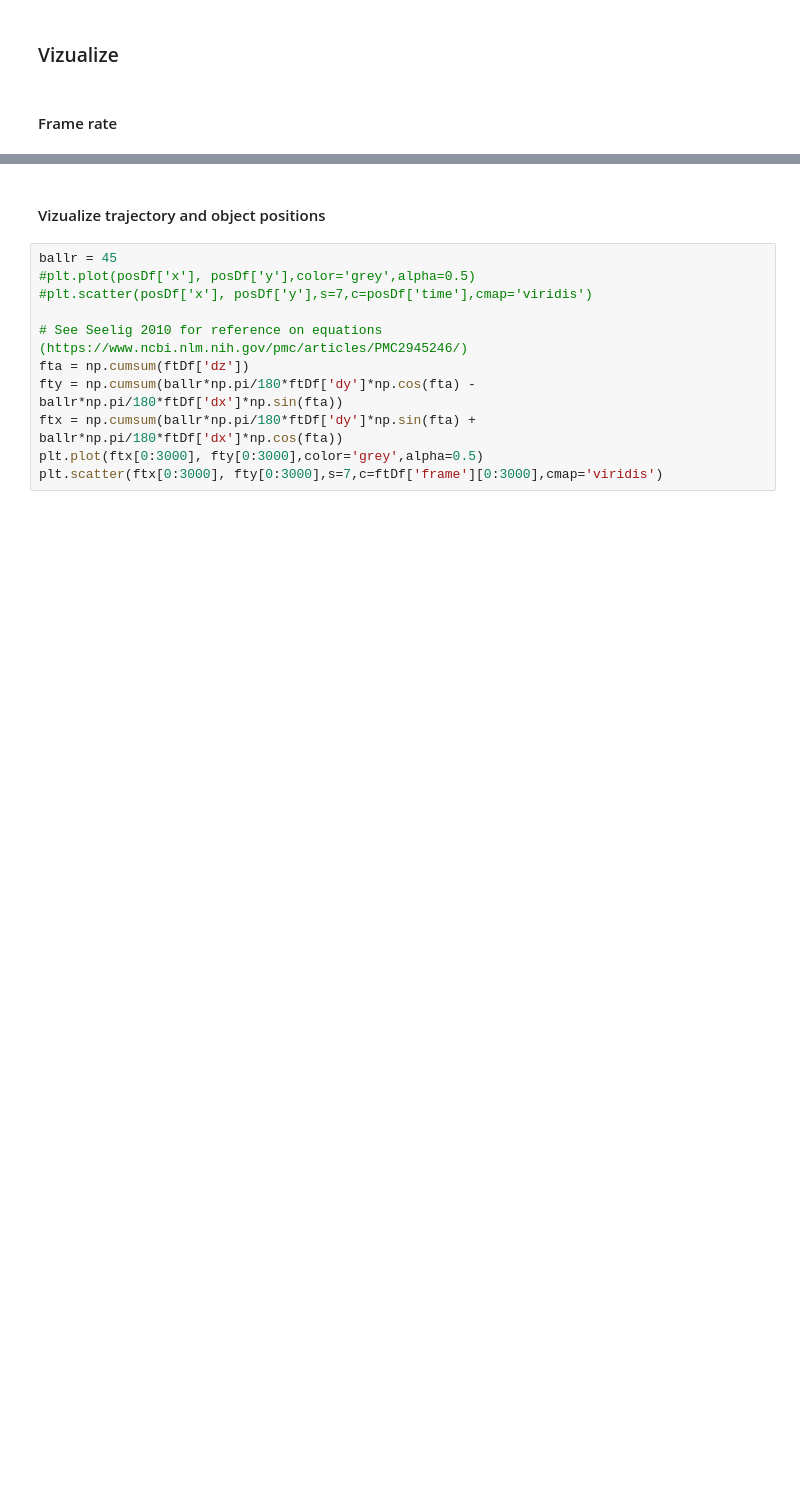
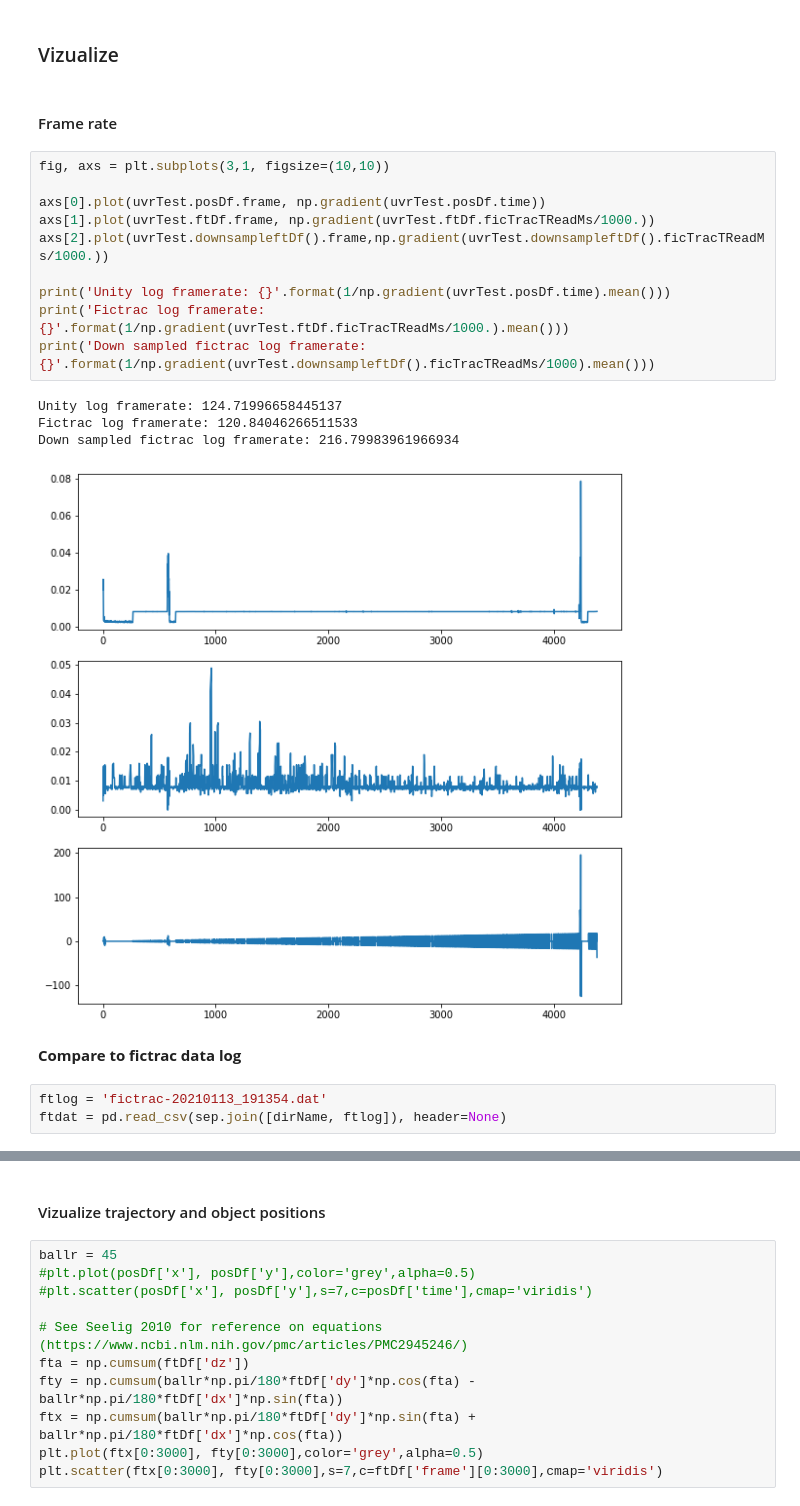
Before and after one commit to hjmh/unityvr, a Jupyter notebook: unityvr/scripts/parseUnityLog.ipynb, the cells around one changed output, grey strips where cells are left out. Saved outputs shown, nothing was run; the diff lists cells and outputs as text; blank space fills up the shorter version.

```diff
--- a/unityvr/scripts/parseUnityLog.ipynb
+++ b/unityvr/scripts/parseUnityLog.ipynb
@@ -127,3 +237,23 @@ frameftDf.head()
 ### Vizualize
 # %% [markdown]
 #### Frame rate
+# %%
+fig, axs = plt.subplots(3,1, figsize=(10,10))
+
+axs[0].plot(uvrTest.posDf.frame, np.gradient(uvrTest.posDf.time))
+axs[1].plot(uvrTest.ftDf.frame, np.gradient(uvrTest.ftDf.ficTracTReadMs/1000.))
+axs[2].plot(uvrTest.downsampleftDf().frame,np.gradient(uvrTest.downsampleftDf().ficTracTReadMs/1000.))
+
+print('Unity log framerate: {}'.format(1/np.gradient(uvrTest.posDf.time).mean()))
+print('Fictrac log framerate: {}'.format(1/np.gradient(uvrTest.ftDf.ficTracTReadMs/1000.).mean()))
+print('Down sampled fictrac log framerate: {}'.format(1/np.gradient(uvrTest.downsampleftDf().ficTracTReadMs/1000).mean()))
+# %% [output]
+Unity log framerate: 124.71996658445137
+Fictrac log framerate: 120.84046266511533
+Down sampled fictrac log framerate: 216.79983961966934
+[figure, added]
+# %% [markdown]
+**Compare to fictrac data log**
+# %%
+ftlog = 'fictrac-20210113_191354.dat'
+ftdat = pd.read_csv(sep.join([dirName, ftlog]), header=None)
```
Also changed, not shown: parts of 22 cells of this notebook.
